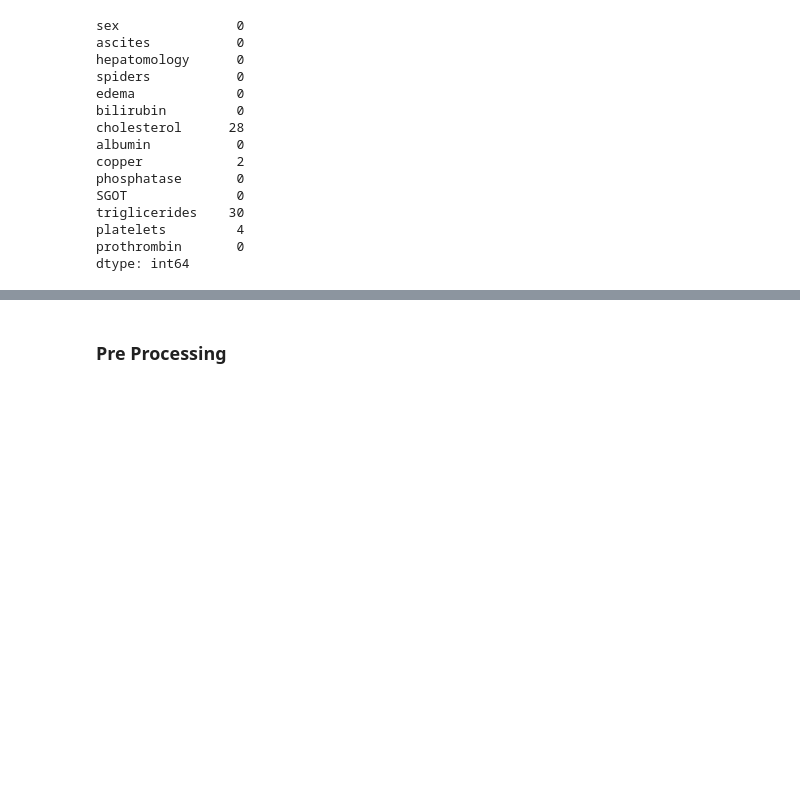
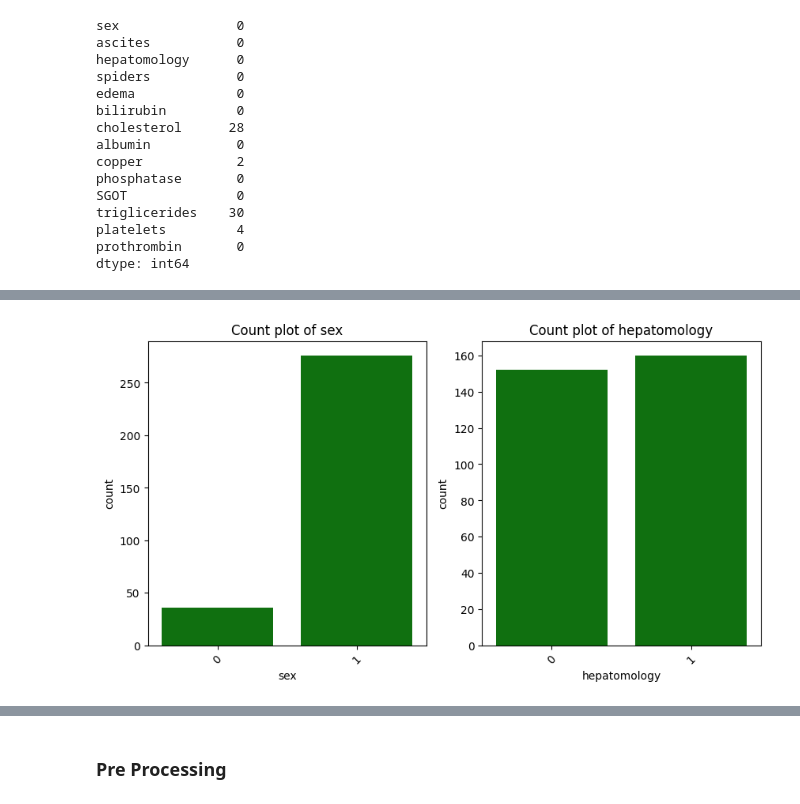
Before and after one commit to dedsec995/DS_Assignment1, a Jupyter notebook: assignment1.ipynb, the cells around one changed output, grey strips where cells are left out. Cells and saved outputs as stored; diff of their text form; code cells hidden in the pictures; blank space fills up the shorter version.

```diff
--- a/assignment1.ipynb
+++ b/assignment1.ipynb
@@ -240,5 +202,7 @@ plt.show()
 # %%
-# countplott(cat_cols,df)
+countplott(cat_cols,df)
+# %% [output]
+[figure, added]
 # %%
 col_data = df.pop('hepatomology')
 df.insert(0,'hepatomology',col_data)
```
Also changed, not shown: parts of 11 cells of this notebook, 3 other files.
